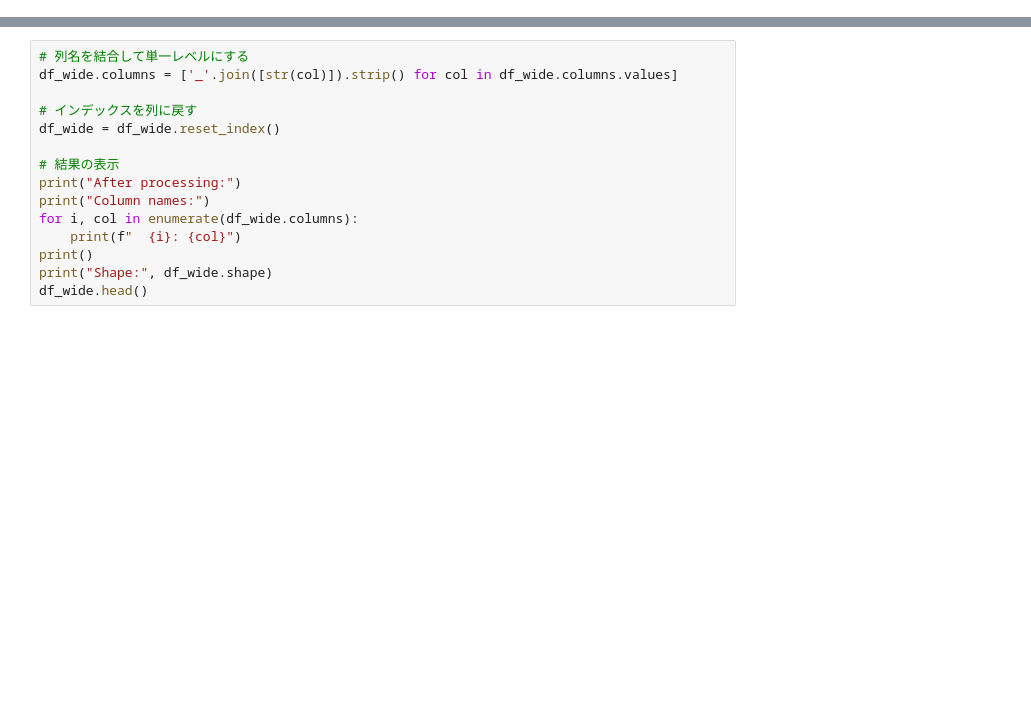
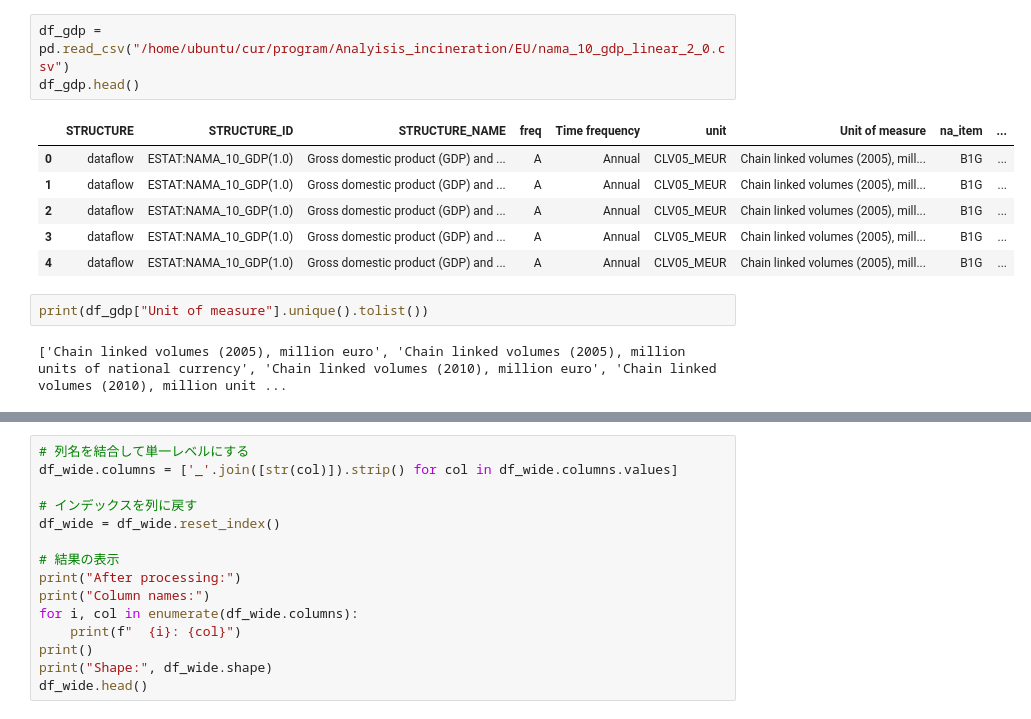
Before and after one commit to ikko1250/Analysis_Incineration, a Jupyter notebook: EU/EU_analysis.ipynb, the cells around one changed output, grey strips where cells are left out. Drawn from its saved outputs; the diff is of its cells as text; blank space fills up the shorter version.

```diff
--- a/EU/EU_analysis.ipynb
+++ b/EU/EU_analysis.ipynb
@@ -10,5 +10,19 @@ df_full.head() # 最初の五行を表示。
 | 2 | dataflow | ESTAT:ENV_WASMUN(1.0) | Municipal waste by waste manageme... | A | Annual | DSP_I | Disposal - incineration (D10) | ... |
 | 3 | dataflow | ESTAT:ENV_WASMUN(1.0) | Municipal waste by waste manageme... | A | Annual | DSP_I | Disposal - incineration (D10) | ... |
 | 4 | dataflow | ESTAT:ENV_WASMUN(1.0) | Municipal waste by waste manageme... | A | Annual | DSP_I | Disposal - incineration (D10) | ... |
+# %%
+df_gdp = pd.read_csv("/home/ubuntu/cur/program/Analyisis_incineration/EU/nama_10_gdp_linear_2_0.csv")
+df_gdp.head()
+# %% [output]
+|  | STRUCTURE | STRUCTURE_ID | STRUCTURE_NAME | freq | Time frequency | unit | Unit of measure | na_item | ... |
+| 0 | dataflow | ESTAT:NAMA_10_GDP(1.0) | Gross domestic product (GDP) and ... | A | Annual | CLV05_MEUR | Chain linked volumes (2005), mill... | B1G | ... |
+| 1 | dataflow | ESTAT:NAMA_10_GDP(1.0) | Gross domestic product (GDP) and ... | A | Annual | CLV05_MEUR | Chain linked volumes (2005), mill... | B1G | ... |
+| 2 | dataflow | ESTAT:NAMA_10_GDP(1.0) | Gross domestic product (GDP) and ... | A | Annual | CLV05_MEUR | Chain linked volumes (2005), mill... | B1G | ... |
+| 3 | dataflow | ESTAT:NAMA_10_GDP(1.0) | Gross domestic product (GDP) and ... | A | Annual | CLV05_MEUR | Chain linked volumes (2005), mill... | B1G | ... |
+| 4 | dataflow | ESTAT:NAMA_10_GDP(1.0) | Gross domestic product (GDP) and ... | A | Annual | CLV05_MEUR | Chain linked volumes (2005), mill... | B1G | ... |
+# %%
+print(df_gdp["Unit of measure"].unique().tolist())
+# %% [output]
+['Chain linked volumes (2005), million euro', 'Chain linked volumes (2005), million units of national currency', 'Chain linked volumes (2010), million euro', 'Chain linked volumes (2010), million unit ...
 # %%
 # 「Unit of measure」が"Kilograms per capita"のみ抽出
```
Also changed, not shown: parts of 2 cells of this notebook, 3 other files.
